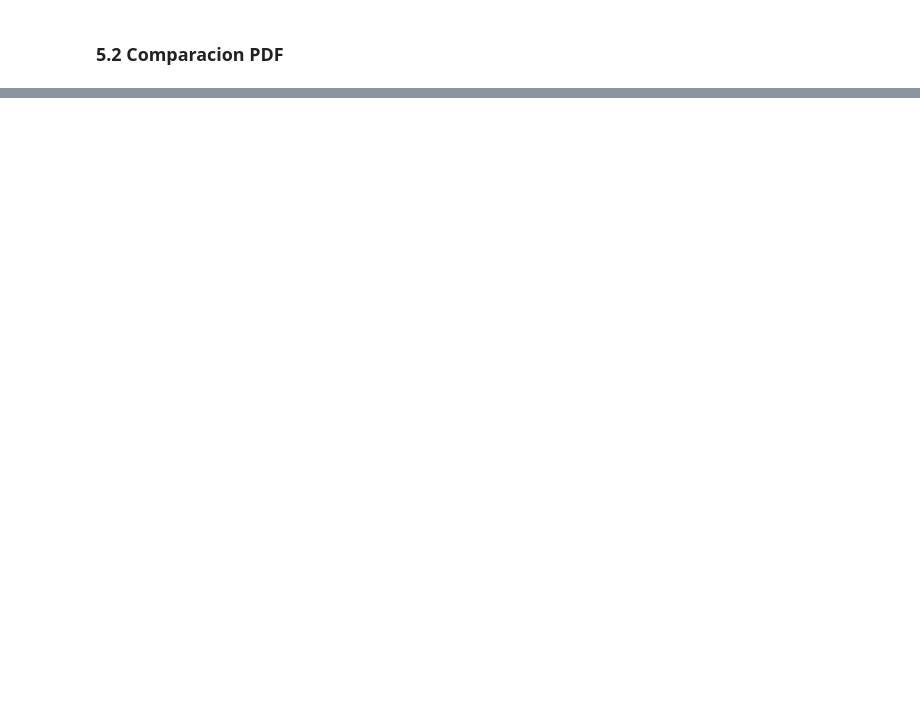
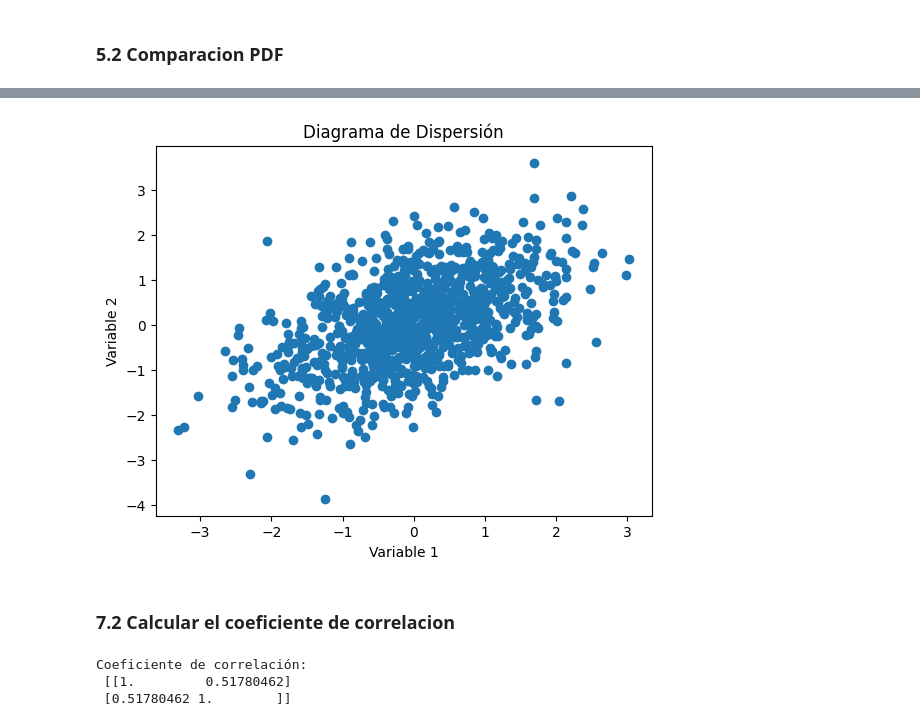
Before and after one commit to Jack200133/LAB1-MoDSiM, a Jupyter notebook: lab1.ipynb, the cells around one changed output, grey strips where cells are left out. Cells and saved outputs as stored; diff of their text form; code cells hidden in the pictures; blank space fills up the shorter version.

```diff
--- a/lab1.ipynb
+++ b/lab1.ipynb
@@ -227,0 +293,27 @@ Varianza: 2.176933294446104
+# %%
+# Parámetros de la distribución normal bivariada
+mu = np.array([0, 0])
+cov = np.array([[1, 0.5], [0.5, 1]])
+
+# Generar muestra aleatoria
+np.random.seed(12345)  # Puedes usar cualquier número aquí
+muestra = np.random.multivariate_normal(mu, cov, 1000)
+
+# 7.1 Visualizar los puntos de datos
+plt.scatter(muestra[:,0], muestra[:,1])
+plt.title('Diagrama de Dispersión')
+plt.xlabel('Variable 1')
+plt.ylabel('Variable 2')
+plt.show()
+# %% [output]
+[figure, added]
+# %% [markdown]
+### 7.2 Calcular el coeficiente de correlacion
+# %%
+
+coef_correlacion = np.corrcoef(muestra[:,0], muestra[:,1])
+print("Coeficiente de correlación: \n", coef_correlacion)
+# %% [output]
+Coeficiente de correlación:
+ [[1.         0.51780462]
+ [0.51780462 1.        ]]
```
Also changed, not shown: parts of 14 cells of this notebook.
